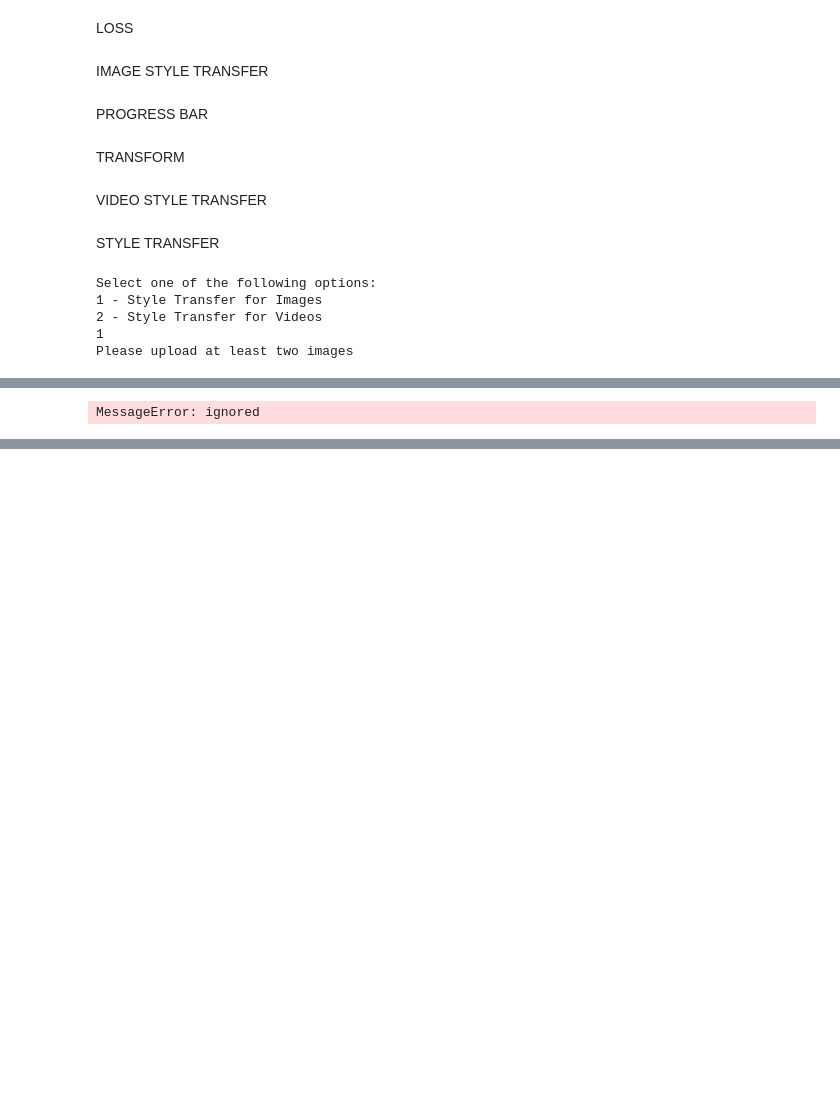
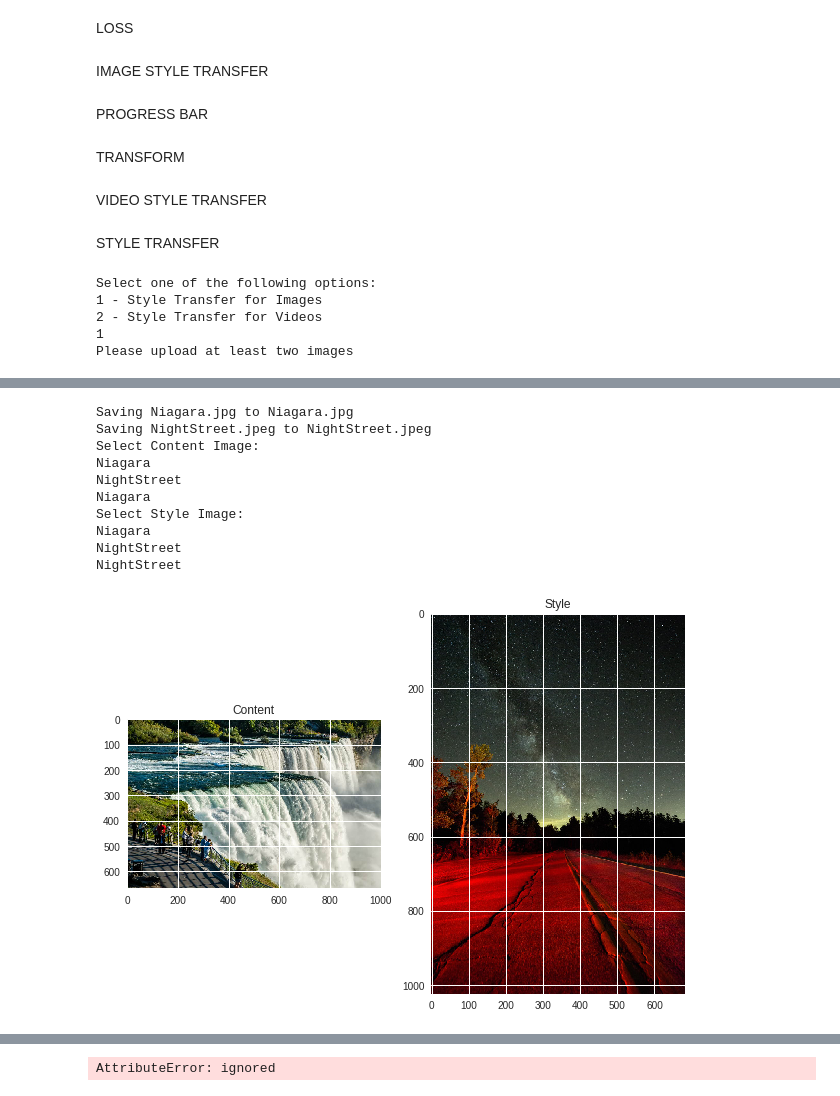
Before and after one commit to Giogia/Style-Transfer-gatys-enhancement-, a Jupyter notebook: Style_Transfer.ipynb, the cells around one changed output, grey strips where cells are left out. Drawn from its saved outputs; the diff is of its cells as text; code cells hidden in the pictures; blank space fills up the shorter version.

```diff
--- a/Style_Transfer.ipynb
+++ b/Style_Transfer.ipynb
@@ -365,8 +365,8 @@ def image_style_transfer(content_path, style_path, output_path, iterations=1000,
             out = display(progress(0, 100), display_id=True)
             print("Current Loss:" +str(loss.numpy())+"  Best Loss:"+str(best_loss.numpy()))
             plot_img = noise.numpy()
-            plot_img = Image.postprocess_image(plot_img)
-            Image.show_image(plot_img)
+            plot_img = postprocess_image(plot_img)
+            show_image(plot_img)
             plt.show()
 
         out.update(progress(i, 100))
@@ -586,7 +586,7 @@ def list_files(path):
 
 if __name__ == "__main__":
 
-    #tf.enable_eager_execution()
+    tf.enable_eager_execution()
     #print("Eager execution: {}".format(tf.executing_eagerly()))
 
     choice = input("Select one of the following options:\n"
@@ -622,9 +622,9 @@ if __name__ == "__main__":
 
         best_loss,best_img = image_style_transfer(content_path, style_path, output_path, iterations=5000)
 
-        #print("Final Loss: " + str(best_loss.numpy()))
-        #show_image(best_img, output)
-        #plt.show()
+        print("Final Loss: " + str(best_loss.numpy()))
+        show_image(best_img, output)
+        plt.show()
 
         print("image saved in Results folder, refresh Files to see it")
 
@@ -645,31 +645,41 @@ if __name__ == "__main__":
         content_path  = Path(VIDEOS_PATH + "/" + content)
 
         create_directory(MODELS_PATH)
         upload_files(MODELS_PATH,1,"one model")
 
         print("Select Style Model:")
 
         list_files(MODELS_PATH)
 
         model = find_file(input(),Path(MODELS_PATH))
         model_path = Path(MODELS_PATH + "/" + model)
 
         create_directory(RESULTS_PATH)
 
         output =  'Result' + '_' + os.path.splitext(content)[0] + '_' + os.path.splitext(model)[0]
         output_path = Path(RESULTS_PATH + "/" + output + ".mp4")
 
         video_style_transfer(str(content_path), str(model_path), str(output_path), batch_s=4)
 
         print("video saved in Results folder, refresh Files to see it")
 
         os.chdir(VIDEOS_PATH)
         files.download(output+'.mp4')
 # %% [output]
 Select one of the following options:
 1 - Style Transfer for Images
 2 - Style Transfer for Videos
 1
 Please upload at least two images
 [interactive output not drawn]
-MessageError: ignored
+Saving Niagara.jpg to Niagara.jpg
+Saving NightStreet.jpeg to NightStreet.jpeg
+Select Content Image:
+Niagara
+NightStreet
+Niagara
+Select Style Image:
+Niagara
+NightStreet
+NightStreet
+[figure, added]
@@ -675,0 +688 @@ MessageError: ignored
+AttributeError: ignored
```
Also changed, not shown: parts of 3 cells of this notebook.
